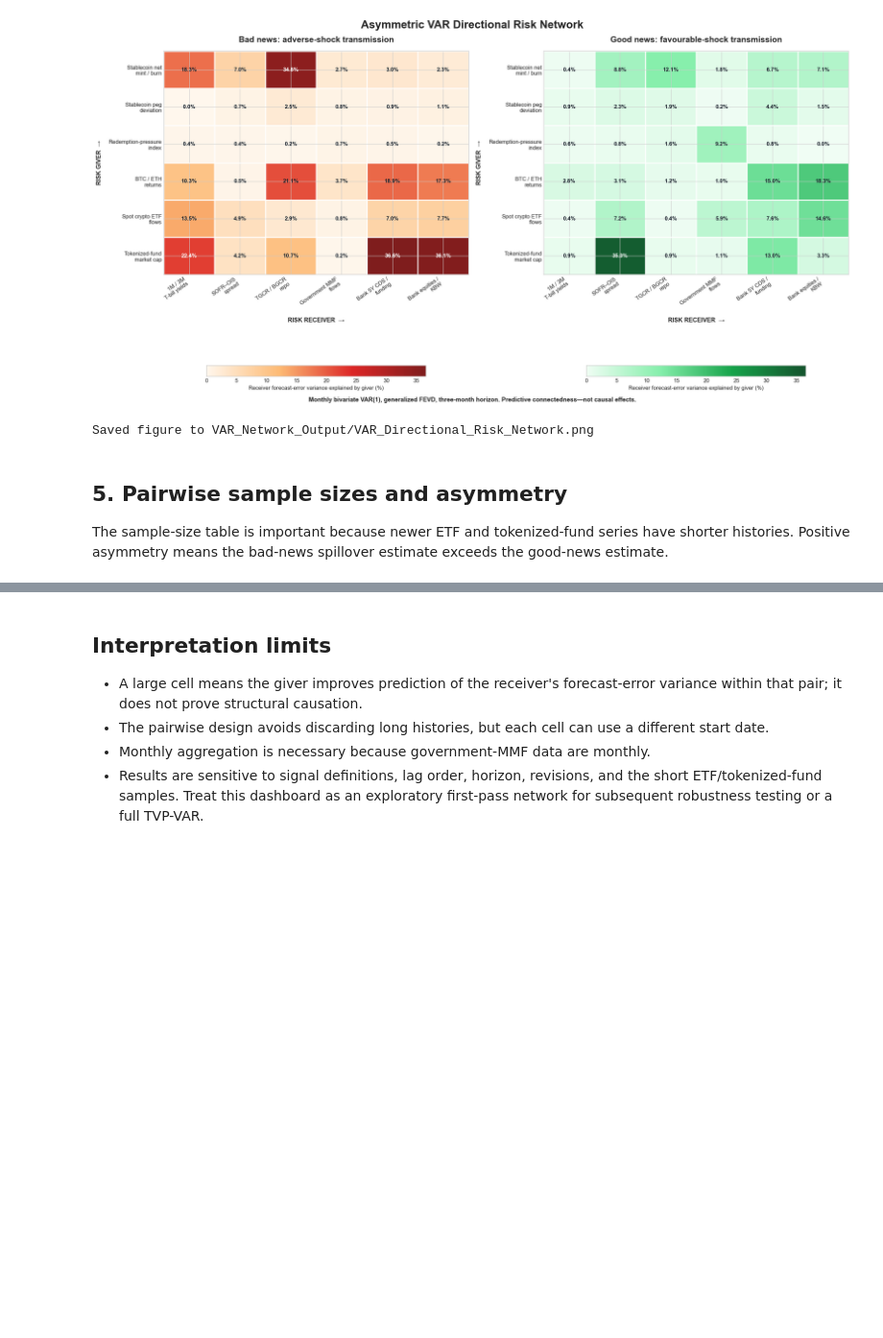
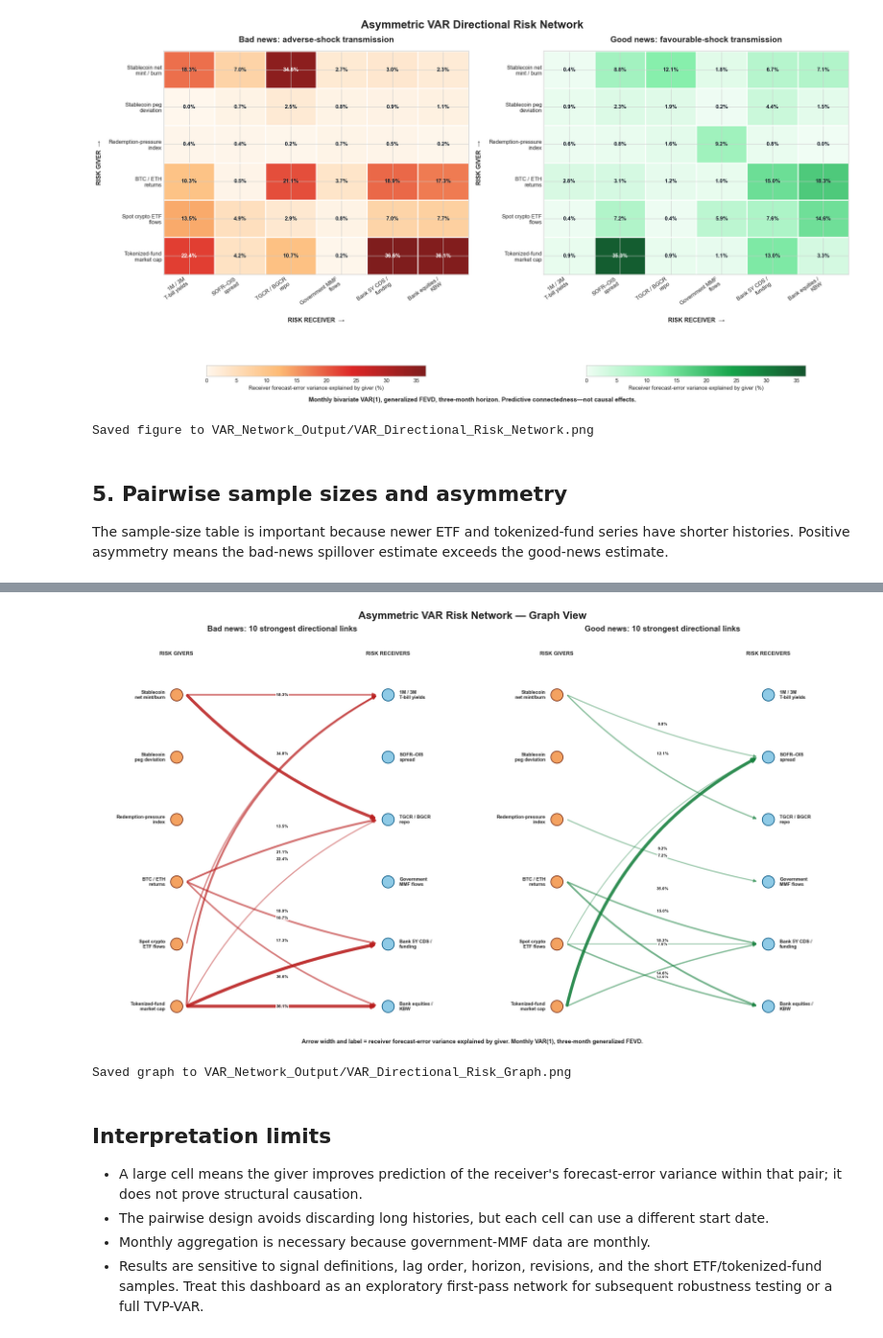
Before and after one commit to sanula05/Risk-Transmission, a Jupyter notebook: var_directional_risk_network.ipynb, the cells around one changed output, grey strips where cells are left out. Shown at 96% size. Saved outputs shown, nothing was run; the diff lists cells and outputs as text; code cells hidden in the pictures; blank space fills up the shorter version.

Commit message:
Diagram folder

```diff
--- a/var_directional_risk_network.ipynb
+++ b/var_directional_risk_network.ipynb
@@ -292,3 +296,83 @@ Common monthly observations used by each pair
+# %%
+from matplotlib.patches import FancyArrowPatch
+
+short_giver_labels = {
+    'Stablecoin net mint/burn': 'Stablecoin\nnet mint/burn',
+    'Stablecoin peg deviation': 'Stablecoin\npeg deviation',
+    'Redemption-pressure index': 'Redemption-pressure\nindex',
+    'BTC/ETH returns': 'BTC / ETH\nreturns',
+    'Spot crypto ETF flows': 'Spot crypto\nETF flows',
+    'Tokenized-fund market cap': 'Tokenized-fund\nmarket cap',
+}
+short_receiver_labels = {
+    '1M/3M T-bill yields': '1M / 3M\nT-bill yields',
+    'SOFR-OIS spread': 'SOFR–OIS\nspread',
+    'TGCR/BGCR repo': 'TGCR / BGCR\nrepo',
+    'Government MMF flows': 'Government\nMMF flows',
+    'Bank 5Y CDS/funding': 'Bank 5Y CDS /\nfunding',
+    'Bank equities/KBW': 'Bank equities /\nKBW',
+}
+
+def draw_directional_graph(axis, matrix, title, edge_colour, strongest_links=10):
+    giver_names = list(matrix.index)
+    receiver_names = list(matrix.columns)
+    giver_y = dict(zip(giver_names, np.linspace(0.90, 0.10, len(giver_names))))
+    receiver_y = dict(zip(receiver_names, np.linspace(0.90, 0.10, len(receiver_names))))
+
+    edges = [
+        (matrix.loc[giver, receiver], giver, receiver)
+        for giver in giver_names for receiver in receiver_names
+        if pd.notna(matrix.loc[giver, receiver])
+    ]
+    edges = sorted(edges, reverse=True)[:strongest_links]
+    maximum = max(value for value, _, _ in edges)
+
+    for value, giver, receiver in sorted(edges):
+        y_start = giver_y[giver]
+        y_end = receiver_y[receiver]
+        curvature = np.clip((y_start - y_end) * 0.35, -0.30, 0.30)
+        arrow = FancyArrowPatch(
+            (0.12, y_start), (0.88, y_end),
+            connectionstyle=f'arc3,rad={curvature}',
+            arrowstyle='-|>', mutation_scale=12,
+            linewidth=0.8 + 5.0 * value / maximum,
+            color=edge_colour, alpha=0.28 + 0.60 * value / maximum,
+            zorder=1,
+        )
+        axis.add_patch(arrow)
+        label_y = (y_start + y_end) / 2 + curvature * 0.08
+        axis.text(
+            0.50, label_y, f'{value:.1f}%',
+            ha='center', va='center', fontsize=8, fontweight='bold', zorder=4,
+            bbox={'boxstyle': 'round,pad=0.15', 'facecolor': 'white', 'edgecolor': 'none', 'alpha': 0.82},
+        )
+
+    for giver, y_position in giver_y.items():
+        axis.scatter(0.08, y_position, s=530, color='#f4a261', edgecolor='#7c2d12', linewidth=1.4, zorder=5)
+        axis.text(0.035, y_position, short_giver_labels[giver], ha='right', va='center', fontsize=9, fontweight='bold')
+    for receiver, y_position in receiver_y.items():
+        axis.scatter(0.92, y_position, s=530, color='#8ecae6', edgecolor='#075985', linewidth=1.4, zorder=5)
+        axis.text(0.965, y_position, short_receiver_labels[receiver], ha='left', va='center', fontsize=9, fontweight='bold')
+
+    axis.text(0.08, 1.00, 'RISK GIVERS', ha='center', va='bottom', fontsize=10, fontweight='bold')
+    axis.text(0.92, 1.00, 'RISK RECEIVERS', ha='center', va='bottom', fontsize=10, fontweight='bold')
+    axis.set_title(title, fontsize=15, pad=18)
+    axis.set_xlim(-0.24, 1.24)
+    axis.set_ylim(0.02, 1.04)
+    axis.axis('off')
+
+fig, axes = plt.subplots(1, 2, figsize=(20, 11), constrained_layout=True)
+draw_directional_graph(axes[0], bad_news_matrix, 'Bad news: 10 strongest directional links', '#b91c1c')
+draw_directional_graph(axes[1], good_news_matrix, 'Good news: 10 strongest directional links', '#15803d')
+fig.suptitle('Asymmetric VAR Risk Network — Graph View', fontsize=20, fontweight='bold', y=1.03)
+fig.text(0.5, -0.01, 'Arrow width and label = receiver forecast-error variance explained by giver. Monthly VAR(1), three-month generalized FEVD.', ha='center', fontsize=11, fontweight='bold')
+graph_path = OUTPUT_FOLDER / 'VAR_Directional_Risk_Graph.png'
+fig.savefig(graph_path, dpi=220, bbox_inches='tight', facecolor='white')
+plt.show()
+print(f'Saved graph to {graph_path}')
+# %% [output]
+[figure, added]
+Saved graph to VAR_Network_Output/VAR_Directional_Risk_Graph.png
 # %% [markdown]
 ## Interpretation limits
 
```
Also changed, not shown: parts of 1 cell of this notebook, 17 other files.
